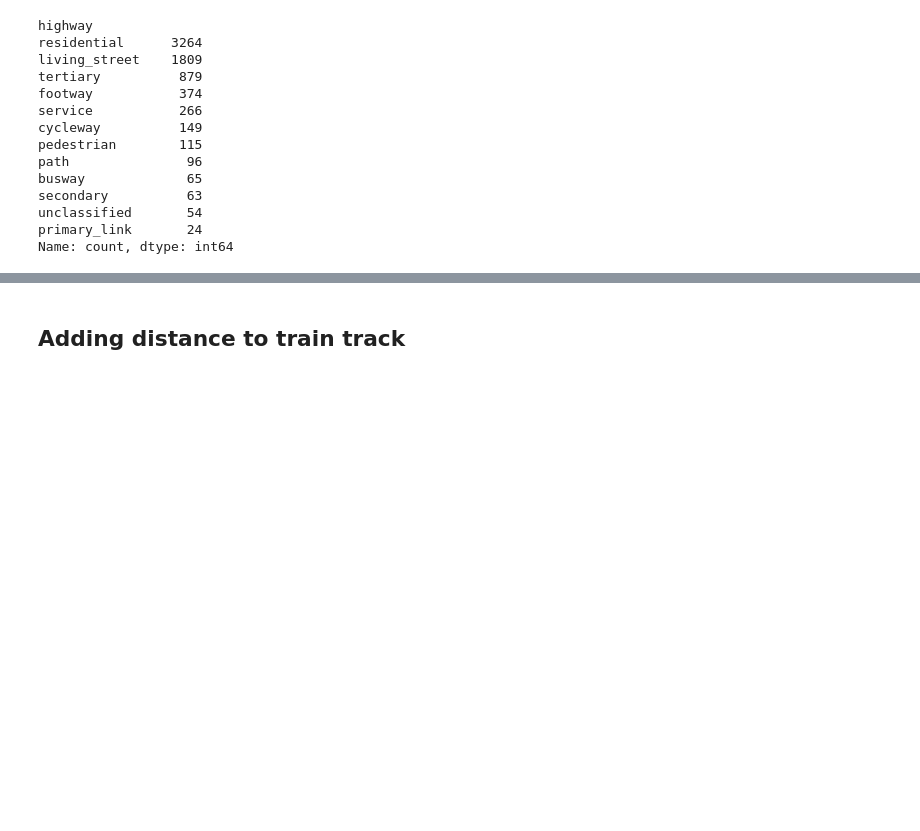
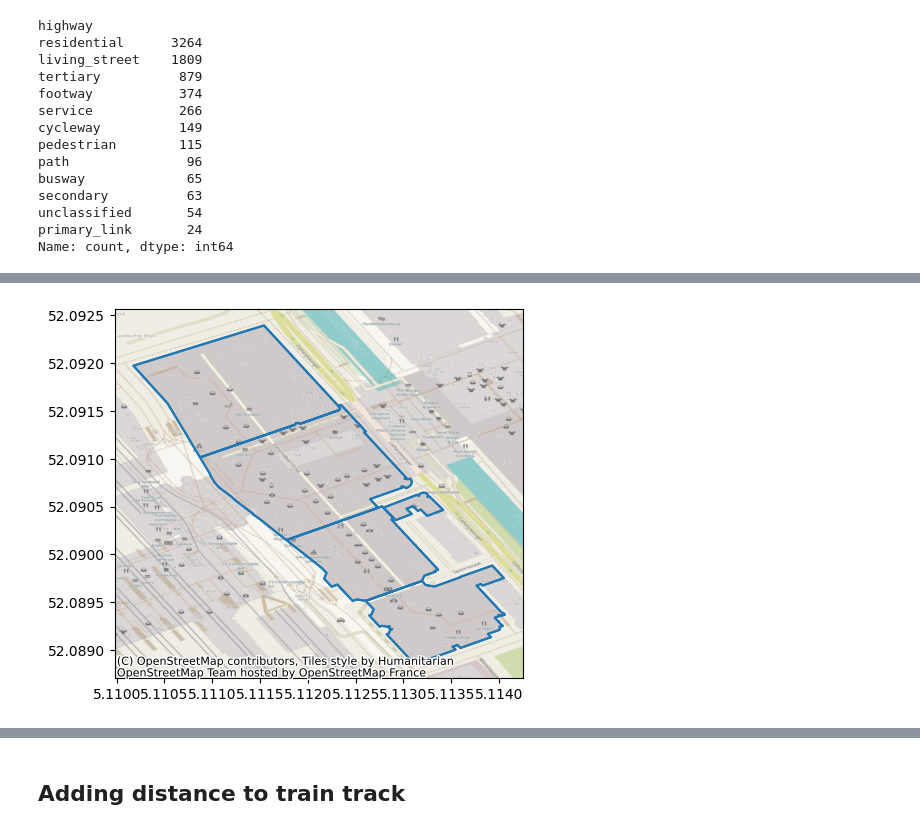
Before and after one commit to Floris-C/noise-thesis, a Jupyter notebook: method/03-model_preprocessing.ipynb, the cells around one changed output, grey strips where cells are left out. Saved outputs shown, nothing was run; the diff lists cells and outputs as text; code cells hidden in the pictures; blank space fills up the shorter version.

```diff
--- a/method/03-model_preprocessing.ipynb
+++ b/method/03-model_preprocessing.ipynb
@@ -221,3 +234,9 @@ e[e['name'] == 'Uithoflijn']
+# %%
+ax = e.plot()
+import contextily as cx
+cx.add_basemap(ax, crs=e.crs)
+# %% [output]
+[figure, added]
 # %%
 osmnx.plot.plot_graph(t)
 # %% [output]
```
Also changed, not shown: parts of 7 cells of this notebook, 1 other file.
